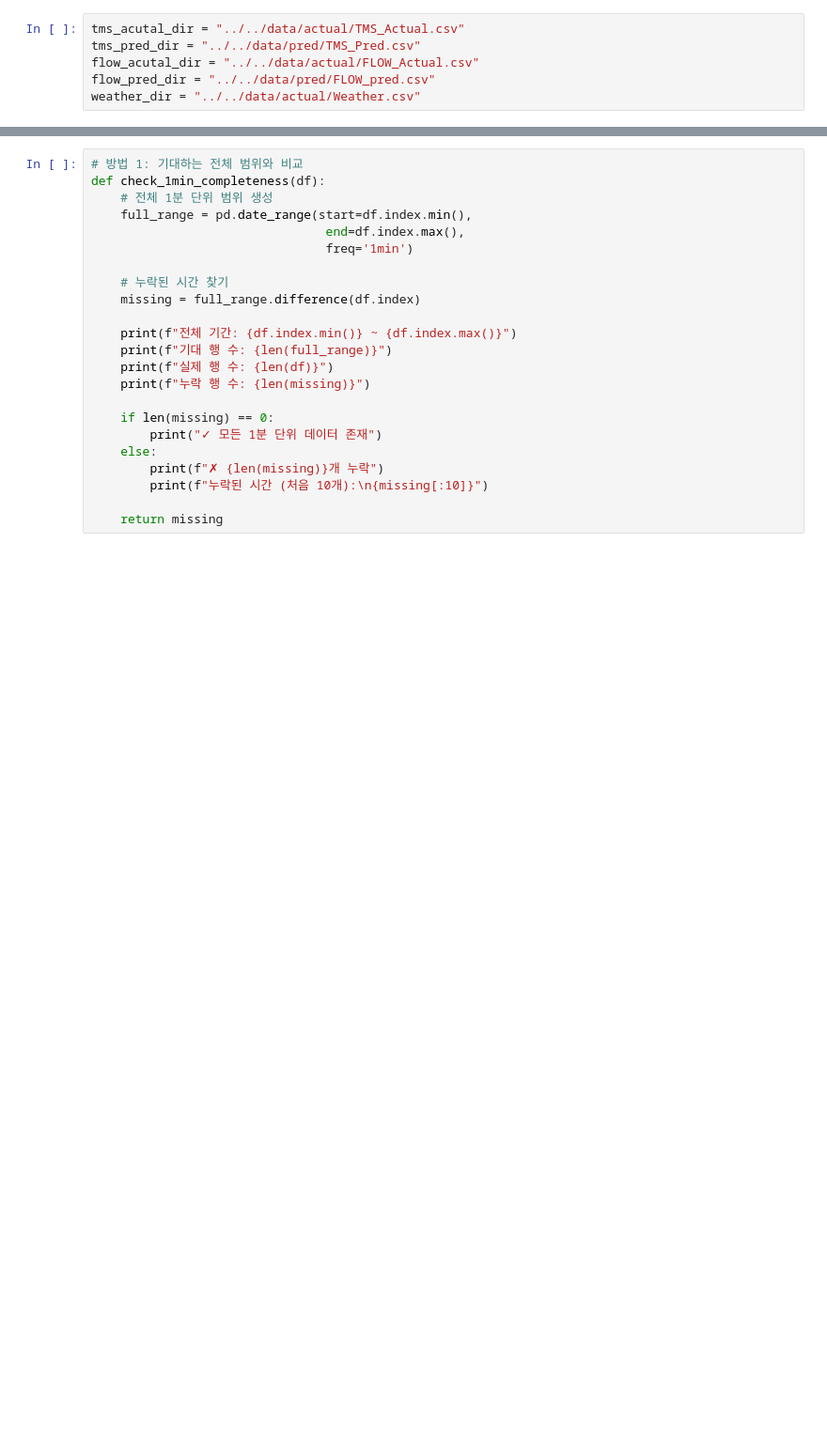
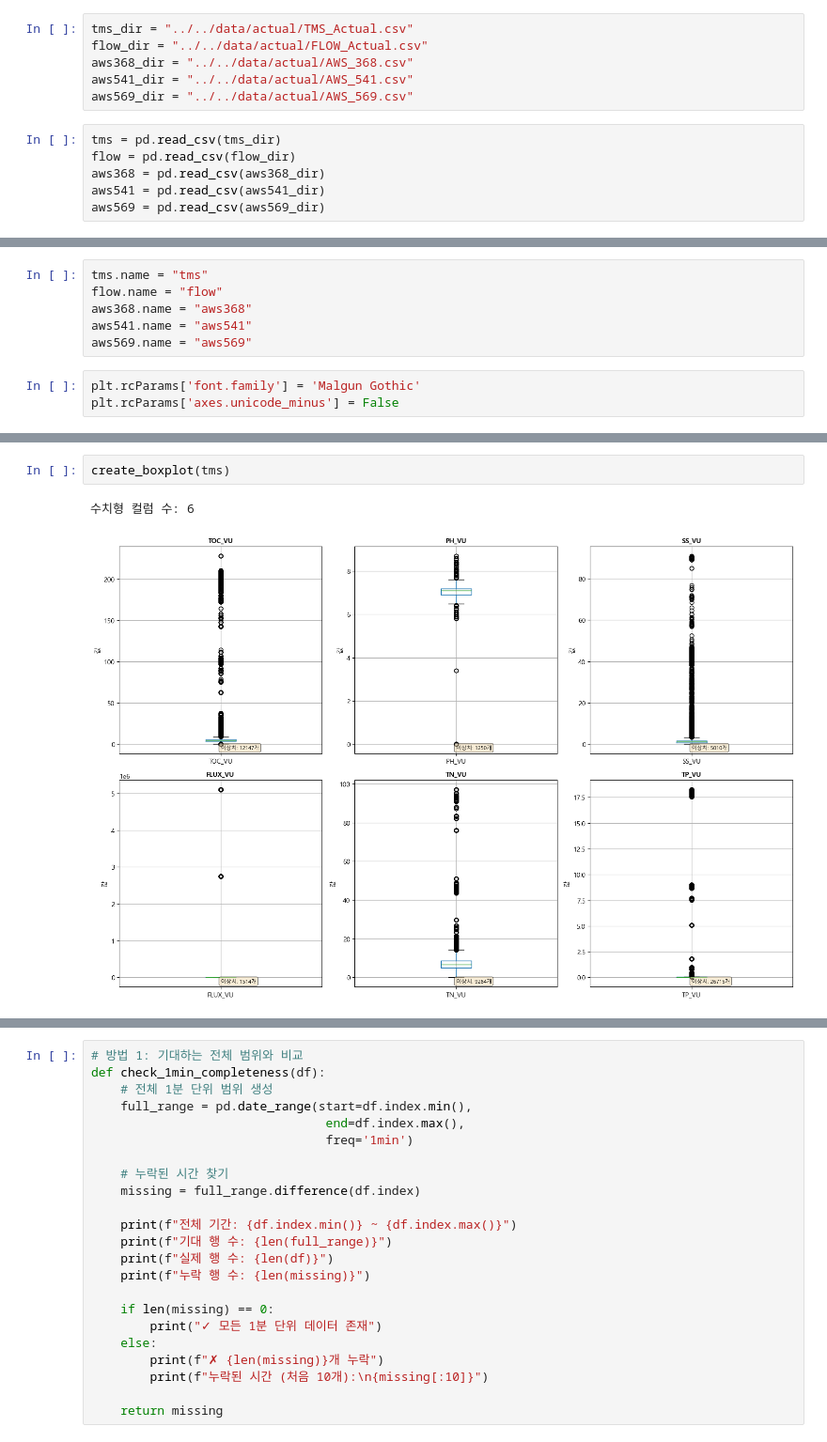
Before and after one commit to choiseungha3123-a11y/project_WWTP, a Jupyter notebook: python/notebook/preprocess/show.ipynb, the cells around one changed output, grey strips where cells are left out. Shown at 94% size. Drawn from its saved outputs; the diff is of its cells as text; blank space fills up the shorter version.

Commit message:
show data

```diff
--- a/python/notebook/preprocess/show.ipynb
+++ b/python/notebook/preprocess/show.ipynb
@@ -3,6 +7,12 @@ import pandas as pd
 # %%
-tms_acutal_dir = "../../data/actual/TMS_Actual.csv"
-tms_pred_dir = "../../data/pred/TMS_Pred.csv"
-flow_acutal_dir = "../../data/actual/FLOW_Actual.csv"
-flow_pred_dir = "../../data/pred/FLOW_pred.csv"
-weather_dir = "../../data/actual/Weather.csv"
+tms_dir = "../../data/actual/TMS_Actual.csv"
+flow_dir = "../../data/actual/FLOW_Actual.csv"
+aws368_dir = "../../data/actual/AWS_368.csv"
+aws541_dir = "../../data/actual/AWS_541.csv"
+aws569_dir = "../../data/actual/AWS_569.csv"
+# %%
+tms = pd.read_csv(tms_dir)
+flow = pd.read_csv(flow_dir)
+aws368 = pd.read_csv(aws368_dir)
+aws541 = pd.read_csv(aws541_dir)
+aws569 = pd.read_csv(aws569_dir)
@@ -9 +59,10 @@ weather_dir = "../../data/actual/Weather.csv"
+# %%
+tms.name = "tms"
+flow.name = "flow"
+aws368.name = "aws368"
+aws541.name = "aws541"
+aws569.name = "aws569"
+# %%
+plt.rcParams['font.family'] = 'Malgun Gothic'
+plt.rcParams['axes.unicode_minus'] = False
 # %%
@@ -58,0 +245,5 @@ weather.head()
+# %%
+create_boxplot(tms)
+# %% [output]
+수치형 컬럼 수: 6
+[figure, added]
```
Also changed, not shown: parts of 30 cells of this notebook, 16 other files.
